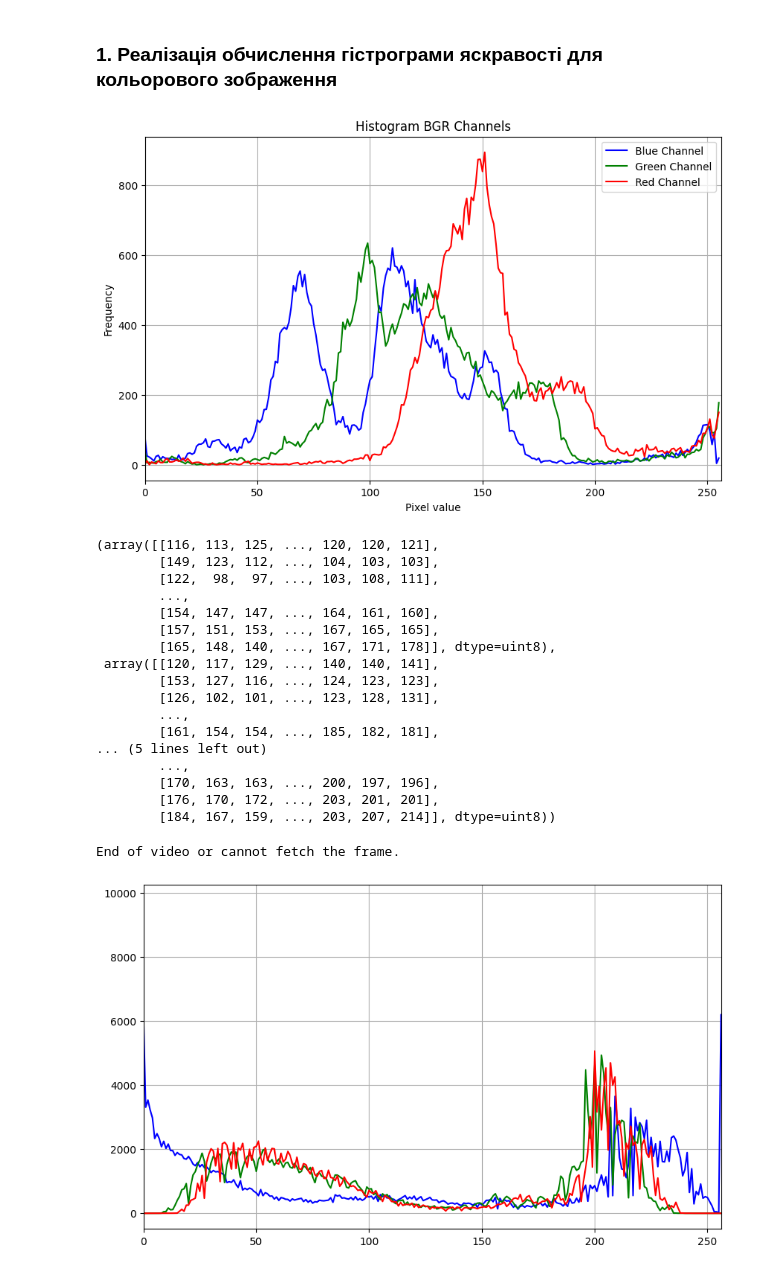
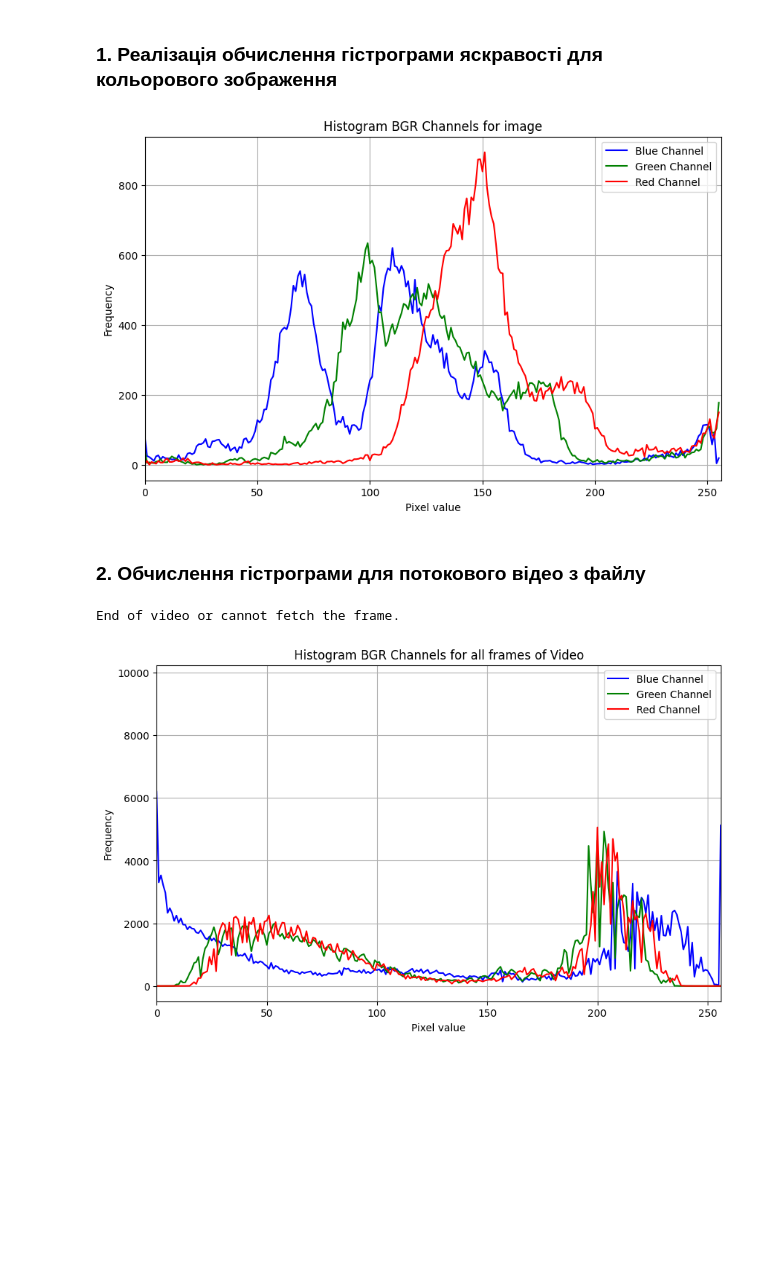
Before and after one commit to VladKutko/WKITB, a Jupyter notebook: lessons/lb3/lb3.ipynb, the cells around one changed output. Cells and saved outputs as stored; diff of their text form; code cells hidden in the pictures; blank space fills up the shorter version.

```diff
--- a/lessons/lb3/lb3.ipynb
+++ b/lessons/lb3/lb3.ipynb
@@ -5,82 +15,56 @@ from matplotlib import pyplot as plt
 # %% [markdown]
 ### 1. Реалізація обчислення гістрограми яскравості для кольорового зображення
 # %%
-image = cv.imread('images/1.jpg')
-
-channels = cv.split(image)
-histSize = 256
-histRange = (0, 256)
-accumulate = False
-
-colors = ['b', 'g', 'r']
-channels_names = ["Blue", "Green", "Red"]
-
 plt.figure(figsize=(10,6))
 for i, color in enumerate(colors):
     hist = cv.calcHist([channels[i]], [0], None, [histSize], histRange, accumulate=accumulate)
     plt.plot(hist, color=color, label=f"{channels_names[i]} Channel")
-    plt.xlim([0, 256])
+    plt.xlim(histRange)
 
-plt.title('Histogram BGR Channels')
-plt.xlabel('Pixel value')
-plt.ylabel('Frequency')
+plt.title('Histogram BGR Channels for image')
+plt.xlabel('Pixel value'), plt.ylabel('Frequency')
 plt.legend()
 plt.grid()
 plt.show()
 # %% [output]
-[figure, old version]
+[figure, new version]
-(array([[116, 113, 125, ..., 120, 120, 121],
-        [149, 123, 112, ..., 104, 103, 103],
-        [122,  98,  97, ..., 103, 108, 111],
-        ...,
-        [154, 147, 147, ..., 164, 161, 160],
-        [157, 151, 153, ..., 167, 165, 165],
-        [165, 148, 140, ..., 167, 171, 178]], dtype=uint8),
- array([[120, 117, 129, ..., 140, 140, 141],
-        [153, 127, 116, ..., 124, 123, 123],
-        [126, 102, 101, ..., 123, 128, 131],
-        ...,
-        [161, 154, 154, ..., 185, 182, 181],
-... (5 lines left out)
-        ...,
-        [170, 163, 163, ..., 200, 197, 196],
-        [176, 170, 172, ..., 203, 201, 201],
-        [184, 167, 159, ..., 203, 207, 214]], dtype=uint8))
+# %% [markdown]
+### 2. Обчислення гістрограми для потокового відео з файлу
 # %%
 video_path = "videos/video.mp4"
 cap = cv.VideoCapture(video_path)
 
 if not cap.isOpened():
     print("Error: Could not open video.")
     exit()
 
 all_sum_channels = [[] for _ in range(3)]
 
 while True:
     ret, frame = cap.read()
     if not ret:
         print("End of video or cannot fetch the frame.")
         break
 
     channels = cv.split(frame)
     for i in range(len(colors)):
-        all_sum_channels[0].append(cv.calcHist([channels[0]], [0], None, [histSize], histRange, accumulate=accumulate))
-        all_sum_channels[1].append(cv.calcHist([channels[1]], [0], None, [histSize], histRange, accumulate=accumulate))
-        all_sum_channels[2].append(cv.calcHist([channels[2]], [0], None, [histSize], histRange, accumulate=accumulate))
+        all_sum_channels[i].append(cv.calcHist([channels[i]], [0], None, [histSize], histRange, accumulate=accumulate))
 
     if cv.waitKey(0) & 0xFF == ord('q'):
         break
 
 cap.release()
 cv.destroyAllWindows()
 
 plt.figure(figsize=(10,6))
-
 for i, color in enumerate(colors):
     plt.plot(np.concatenate(all_sum_channels[i]), color=color, label=f"{channels_names[i]} Channel")
-plt.xlim([0, 256])
+    plt.xlim(histRange)
+plt.title('Histogram BGR Channels for all frames of Video')
+plt.xlabel('Pixel value'), plt.ylabel('Frequency')
+plt.legend()
 plt.grid()
 plt.show()
 # %% [output]
 End of video or cannot fetch the frame.
-[figure, old version]
+[figure, new version]
```
Also changed, not shown: parts of 6 cells of this notebook.
